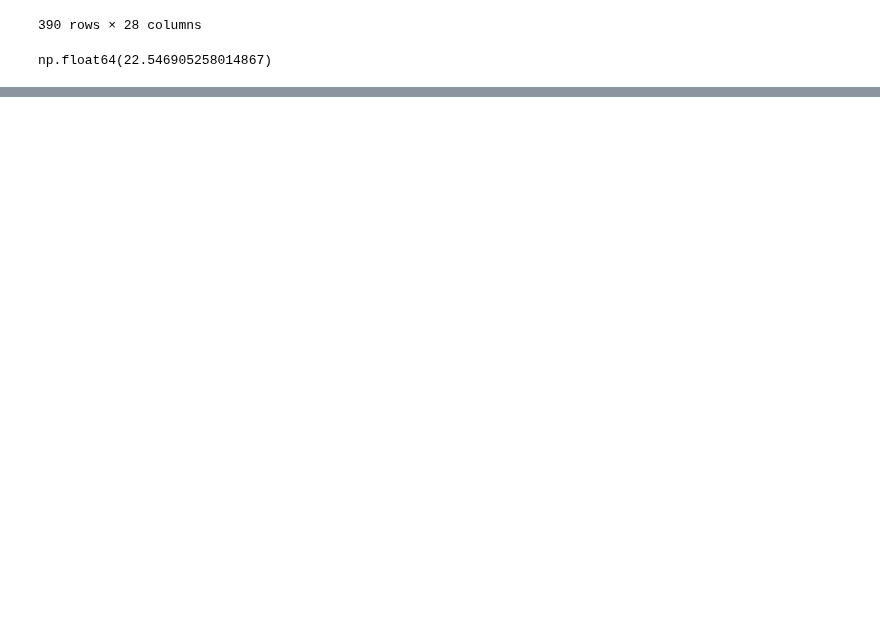
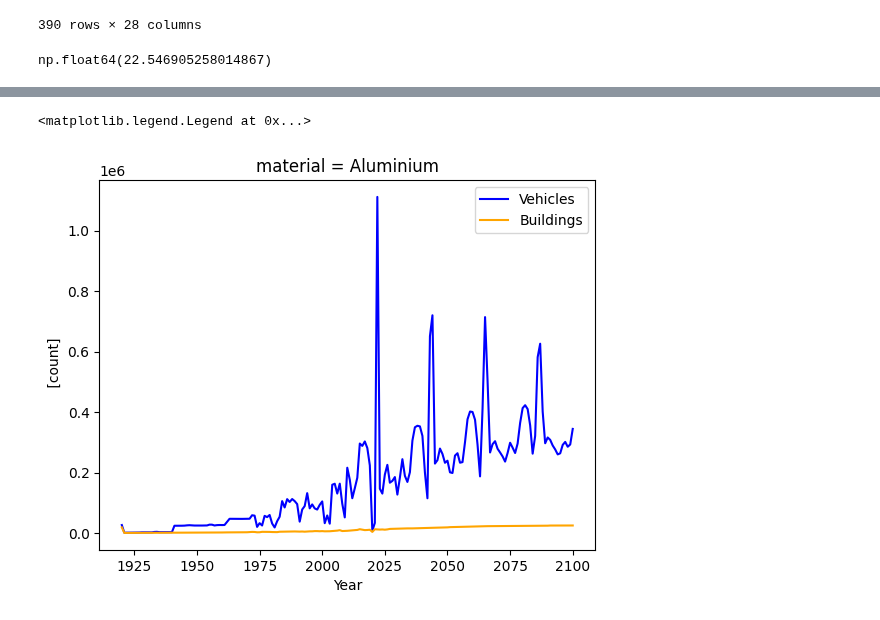
Before and after one commit to imagepbl/image-materials, a Jupyter notebook: imagematerials/rest_of/scripts_test/all_resources.ipynb, the cells around one changed output, grey strips where cells are left out. Cells and saved outputs as stored; diff of their text form; code cells hidden in the pictures; blank space fills up the shorter version.

```diff
--- a/imagematerials/rest_of/scripts_test/all_resources.ipynb
+++ b/imagematerials/rest_of/scripts_test/all_resources.ipynb
@@ -498,0 +569,16 @@ plt.show()
+# %%
+aluminium_vehicles = model.vehicles['inflow_materials'].to_array().sum(['Region', 'Type']).sel(material=["Aluminium"])/1000_000
+aluminium_buildings = model.buildings['inflow_materials'].to_array().sum(['Region', 'Type']).sel(material=["Aluminium"])
+
+aluminium_mat = results['SSP2_M_CP']['aluminium'].image_mat_data.sum(axis=1).loc[1960:]
+aluminium_vehicles.plot(label='Vehicles', color='blue')
+(aluminium_buildings).plot(label='Buildings', color='orange')
+
+#(aluminium_vehicles+aluminium_buildings).plot()
+#results['SSP2_M_CP']['aluminium'].image_mat_data.sum(axis=1).plot(label ='IMAGE Mat')
+plt.xlabel('Year')
+plt.legend()
+#results['SSP2_M_CP']['aluminium'].image_mat_material_regions_total.sum(axis=1).loc[1970:].plot()
+# %% [output]
+<matplotlib.legend.Legend at 0x...>
+[figure, added]
```
Also changed, not shown: parts of 20 cells of this notebook, 8 other files.
